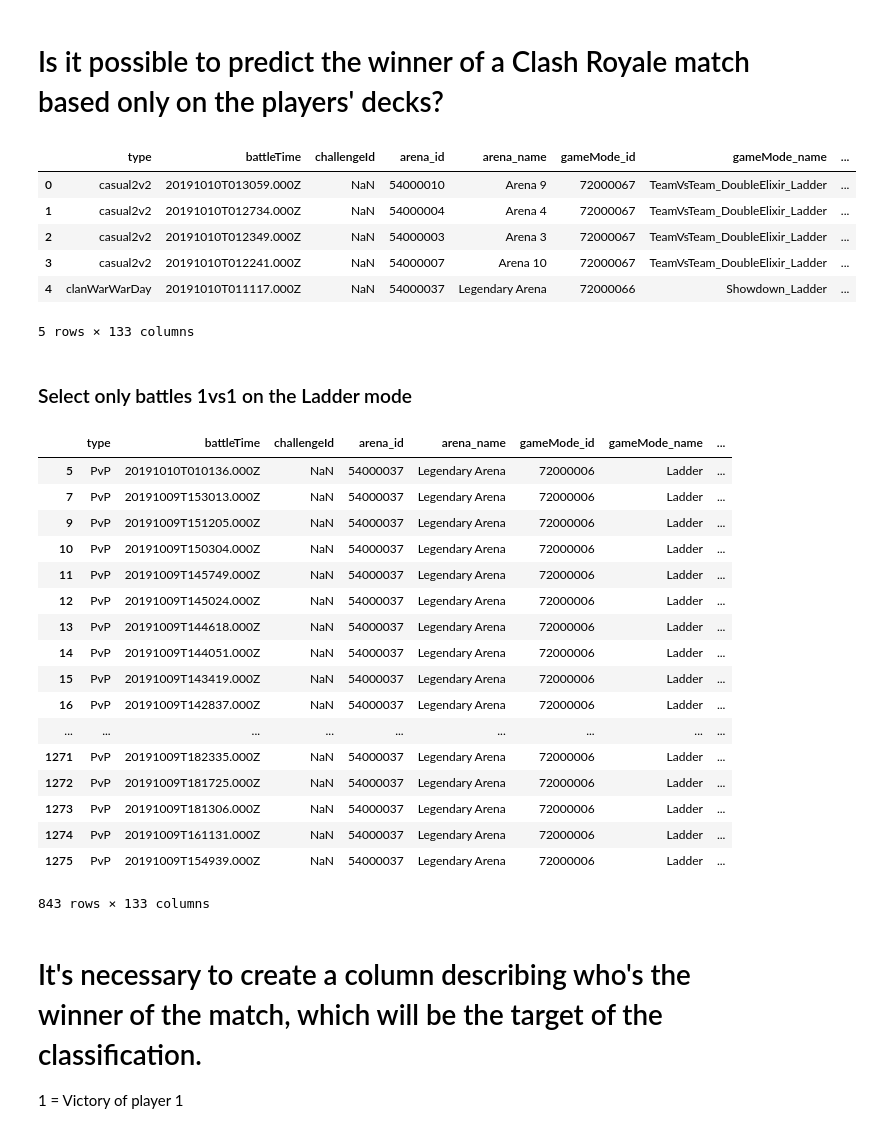
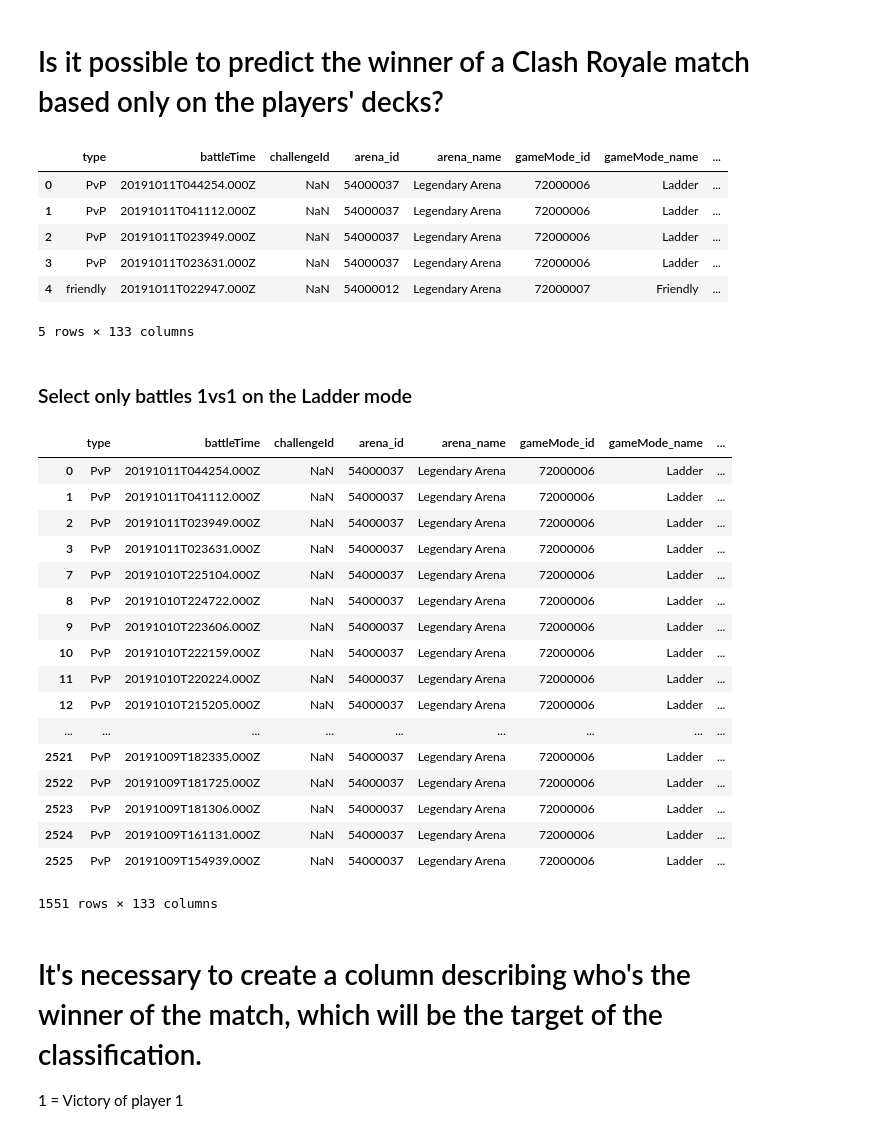
Before and after one commit to RodolfoLSS/ClashRoyaleMatchPrediction, a Jupyter notebook: ClashRoyaleDataCleaning.ipynb, the cells around one changed output. Cells and saved outputs as stored; diff of their text form; code cells hidden in the pictures.

```diff
--- a/ClashRoyaleDataCleaning.ipynb
+++ b/ClashRoyaleDataCleaning.ipynb
@@ -3,25 +3,25 @@
 # %%
 import pandas as pd
 import glob
 
-path = r'/Users/RodolfoSaldanha/Downloads/CR_data' # use your path
+path = r'/Users/RodolfoSaldanha/Desktop/ClashRoyaleMatchPrediction/MatchesHistory' # use your path
 all_files = glob.glob(path + "/*.csv")
 
 li = []
 
 for filename in all_files:
     df = pd.read_csv(filename, index_col=None, header=0)
     li.append(df)
 
 battles = pd.concat(li, axis=0, ignore_index=True)
 battles.head()
 # %% [output]
 |  | type | battleTime | challengeId | arena_id | arena_name | gameMode_id | gameMode_name | ... |
-| 0 | casual2v2 | 20191010T013059.000Z | NaN | 54000010 | Arena 9 | 72000067 | TeamVsTeam_DoubleElixir_Ladder | ... |
-| 1 | casual2v2 | 20191010T012734.000Z | NaN | 54000004 | Arena 4 | 72000067 | TeamVsTeam_DoubleElixir_Ladder | ... |
-| 2 | casual2v2 | 20191010T012349.000Z | NaN | 54000003 | Arena 3 | 72000067 | TeamVsTeam_DoubleElixir_Ladder | ... |
-| 3 | casual2v2 | 20191010T012241.000Z | NaN | 54000007 | Arena 10 | 72000067 | TeamVsTeam_DoubleElixir_Ladder | ... |
-| 4 | clanWarWarDay | 20191010T011117.000Z | NaN | 54000037 | Legendary Arena | 72000066 | Showdown_Ladder | ... |
+| 0 | PvP | 20191011T044254.000Z | NaN | 54000037 | Legendary Arena | 72000006 | Ladder | ... |
+| 1 | PvP | 20191011T041112.000Z | NaN | 54000037 | Legendary Arena | 72000006 | Ladder | ... |
+| 2 | PvP | 20191011T023949.000Z | NaN | 54000037 | Legendary Arena | 72000006 | Ladder | ... |
+| 3 | PvP | 20191011T023631.000Z | NaN | 54000037 | Legendary Arena | 72000006 | Ladder | ... |
+| 4 | friendly | 20191011T022947.000Z | NaN | 54000012 | Legendary Arena | 72000007 | Friendly | ... |
 5 rows × 133 columns
 # %% [markdown]
 ### Select only battles 1vs1 on the Ladder mode
@@ -32,23 +32,23 @@ dataset = battles[battles['type']=='PvP']
 dataset
 # %% [output]
 |  | type | battleTime | challengeId | arena_id | arena_name | gameMode_id | gameMode_name | ... |
-| 5 | PvP | 20191010T010136.000Z | NaN | 54000037 | Legendary Arena | 72000006 | Ladder | ... |
-| 7 | PvP | 20191009T153013.000Z | NaN | 54000037 | Legendary Arena | 72000006 | Ladder | ... |
-| 9 | PvP | 20191009T151205.000Z | NaN | 54000037 | Legendary Arena | 72000006 | Ladder | ... |
-| 10 | PvP | 20191009T150304.000Z | NaN | 54000037 | Legendary Arena | 72000006 | Ladder | ... |
-| 11 | PvP | 20191009T145749.000Z | NaN | 54000037 | Legendary Arena | 72000006 | Ladder | ... |
-| 12 | PvP | 20191009T145024.000Z | NaN | 54000037 | Legendary Arena | 72000006 | Ladder | ... |
-| 13 | PvP | 20191009T144618.000Z | NaN | 54000037 | Legendary Arena | 72000006 | Ladder | ... |
-| 14 | PvP | 20191009T144051.000Z | NaN | 54000037 | Legendary Arena | 72000006 | Ladder | ... |
-| 15 | PvP | 20191009T143419.000Z | NaN | 54000037 | Legendary Arena | 72000006 | Ladder | ... |
-| 16 | PvP | 20191009T142837.000Z | NaN | 54000037 | Legendary Arena | 72000006 | Ladder | ... |
+| 0 | PvP | 20191011T044254.000Z | NaN | 54000037 | Legendary Arena | 72000006 | Ladder | ... |
+| 1 | PvP | 20191011T041112.000Z | NaN | 54000037 | Legendary Arena | 72000006 | Ladder | ... |
+| 2 | PvP | 20191011T023949.000Z | NaN | 54000037 | Legendary Arena | 72000006 | Ladder | ... |
+| 3 | PvP | 20191011T023631.000Z | NaN | 54000037 | Legendary Arena | 72000006 | Ladder | ... |
+| 7 | PvP | 20191010T225104.000Z | NaN | 54000037 | Legendary Arena | 72000006 | Ladder | ... |
+| 8 | PvP | 20191010T224722.000Z | NaN | 54000037 | Legendary Arena | 72000006 | Ladder | ... |
+| 9 | PvP | 20191010T223606.000Z | NaN | 54000037 | Legendary Arena | 72000006 | Ladder | ... |
+| 10 | PvP | 20191010T222159.000Z | NaN | 54000037 | Legendary Arena | 72000006 | Ladder | ... |
+| 11 | PvP | 20191010T220224.000Z | NaN | 54000037 | Legendary Arena | 72000006 | Ladder | ... |
+| 12 | PvP | 20191010T215205.000Z | NaN | 54000037 | Legendary Arena | 72000006 | Ladder | ... |
 | ... | ... | ... | ... | ... | ... | ... | ... | ... |
-| 1271 | PvP | 20191009T182335.000Z | NaN | 54000037 | Legendary Arena | 72000006 | Ladder | ... |
-| 1272 | PvP | 20191009T181725.000Z | NaN | 54000037 | Legendary Arena | 72000006 | Ladder | ... |
-| 1273 | PvP | 20191009T181306.000Z | NaN | 54000037 | Legendary Arena | 72000006 | Ladder | ... |
-| 1274 | PvP | 20191009T161131.000Z | NaN | 54000037 | Legendary Arena | 72000006 | Ladder | ... |
-| 1275 | PvP | 20191009T154939.000Z | NaN | 54000037 | Legendary Arena | 72000006 | Ladder | ... |
+| 2521 | PvP | 20191009T182335.000Z | NaN | 54000037 | Legendary Arena | 72000006 | Ladder | ... |
+| 2522 | PvP | 20191009T181725.000Z | NaN | 54000037 | Legendary Arena | 72000006 | Ladder | ... |
+| 2523 | PvP | 20191009T181306.000Z | NaN | 54000037 | Legendary Arena | 72000006 | Ladder | ... |
+| 2524 | PvP | 20191009T161131.000Z | NaN | 54000037 | Legendary Arena | 72000006 | Ladder | ... |
+| 2525 | PvP | 20191009T154939.000Z | NaN | 54000037 | Legendary Arena | 72000006 | Ladder | ... |
-843 rows × 133 columns
+1551 rows × 133 columns
 # %% [markdown]
 # It's necessary to create a column describing who's the winner of the match, which will be the target of the classification.
 
```
Also changed, not shown: parts of 71 cells of this notebook, 1 other file.
